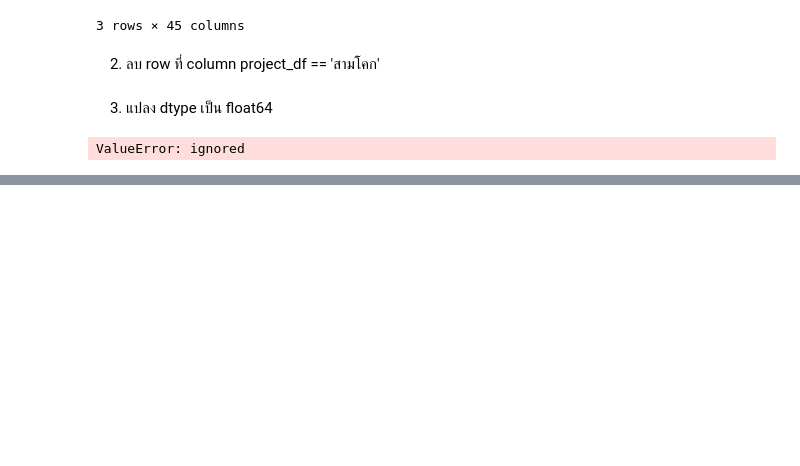
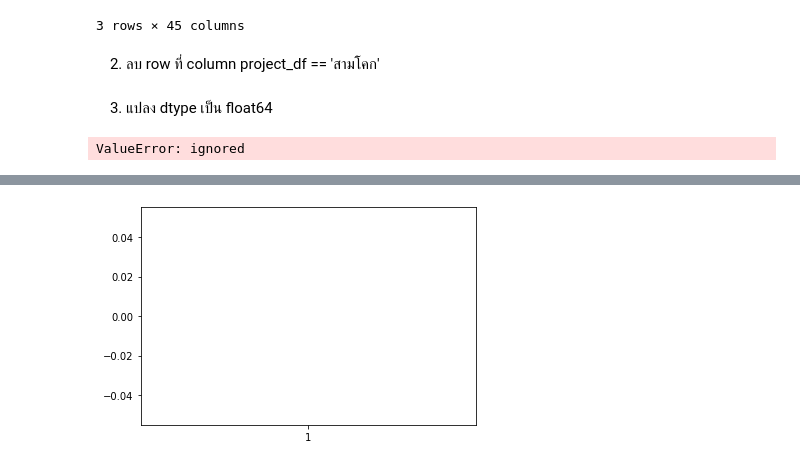
Before and after one commit to todtec/DPDM65, a Jupyter notebook: Pandas101.ipynb, the cells around one changed output, grey strips where cells are left out. Drawn from its saved outputs; the diff is of its cells as text; code cells hidden in the pictures; blank space fills up the shorter version.

```diff
--- a/Pandas101.ipynb
+++ b/Pandas101.ipynb
@@ -140,0 +146,4 @@ project_df2.describe()
+# %%
+bp=plt.boxplot(project_df2['zipcode']) ### Should not have missing values in column
+# %% [output]
+[figure, added]
```
Also changed, not shown: parts of 10 cells of this notebook.
